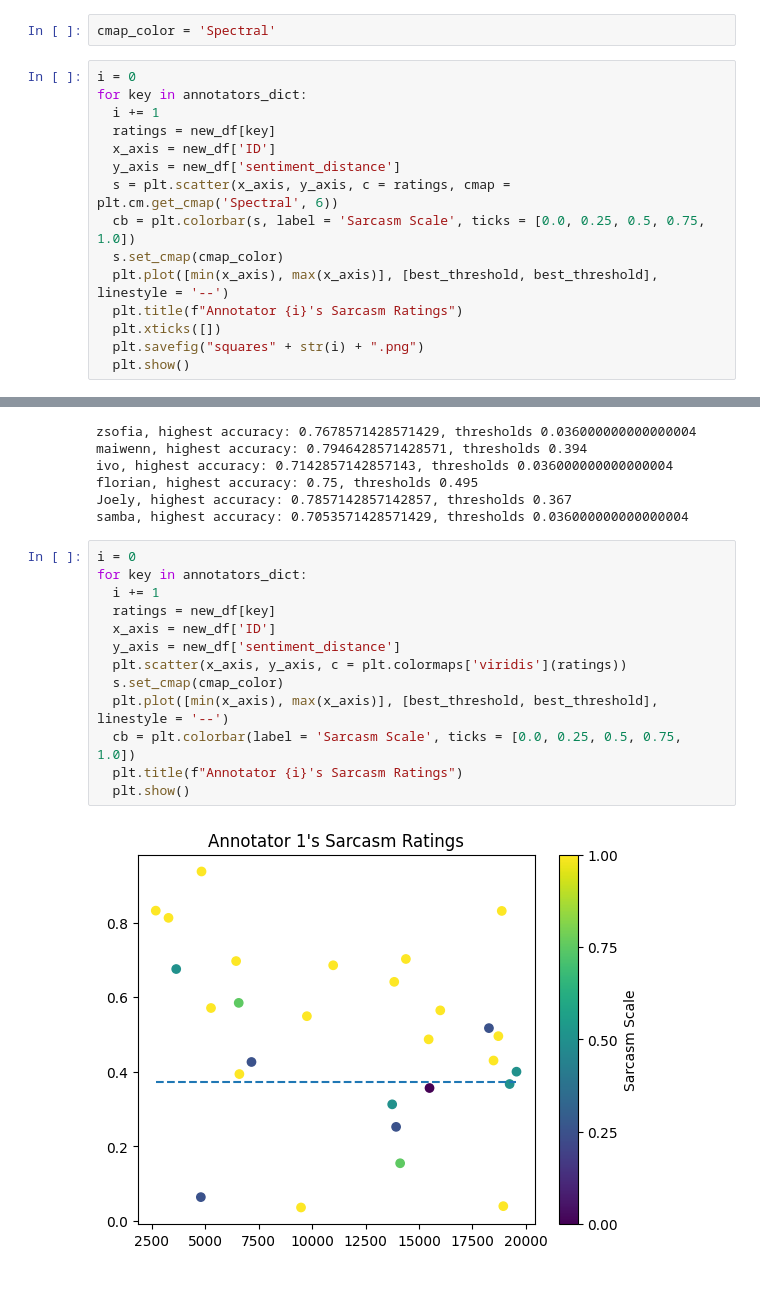
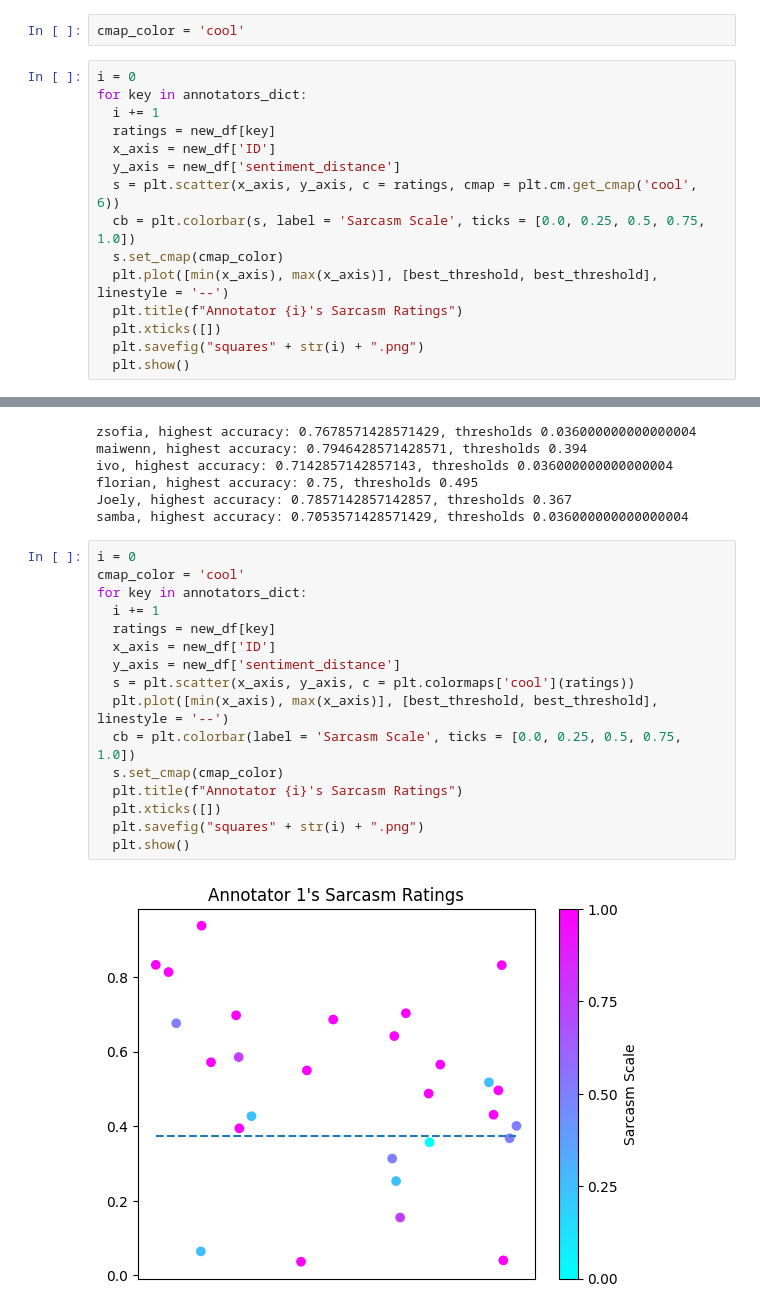
Before and after one commit to zsoflo/sarcasm, a Jupyter notebook: sentiment_distances_analysis/sentiment_distance.ipynb, the cells around one changed output, grey strips where cells are left out. Drawn from its saved outputs; the diff is of its cells as text; blank space fills up the shorter version.

```diff
--- a/sentiment_distances_analysis/sentiment_distance.ipynb
+++ b/sentiment_distances_analysis/sentiment_distance.ipynb
@@ -57,7 +65,7 @@ new_df
 | 949 | 15449.0 | 1.00 | 1.00 | 0.75 | 0.00 | 1.00 | 1.00 | sign_5263 | love to see and hear people wildl... | love to see and hear people wildl... | ... |
 | 986 | 13839.0 | 1.00 | 1.00 | 1.00 | 1.00 | 1.00 | 1.00 | sign_13143 | gosh i love 17 hour work days | gosh i love 17 hour work days | ... |
 # %%
-cmap_color = 'Spectral'
+cmap_color = 'cool'
 # %%
 i = 0
 for key in annotators_dict:
@@ -65,7 +73,7 @@ for key in annotators_dict:
   ratings = new_df[key]
   x_axis = new_df['ID']
   y_axis = new_df['sentiment_distance']
-  s = plt.scatter(x_axis, y_axis, c = ratings, cmap = plt.cm.get_cmap('Spectral', 6))
+  s = plt.scatter(x_axis, y_axis, c = ratings, cmap = plt.cm.get_cmap('cool', 6))
   cb = plt.colorbar(s, label = 'Sarcasm Scale', ticks = [0.0, 0.25, 0.5, 0.75, 1.0])
   s.set_cmap(cmap_color)
   plt.plot([min(x_axis), max(x_axis)], [best_threshold, best_threshold], linestyle = '--')
@@ -135,16 +143,19 @@ Joely, highest accuracy: 0.7857142857142857, thresholds 0.367
 samba, highest accuracy: 0.7053571428571429, thresholds 0.036000000000000004
 # %%
 i = 0
+cmap_color = 'cool'
 for key in annotators_dict:
   i += 1
   ratings = new_df[key]
   x_axis = new_df['ID']
   y_axis = new_df['sentiment_distance']
-  plt.scatter(x_axis, y_axis, c = plt.colormaps['viridis'](ratings))
-  s.set_cmap(cmap_color)
+  s = plt.scatter(x_axis, y_axis, c = plt.colormaps['cool'](ratings))
   plt.plot([min(x_axis), max(x_axis)], [best_threshold, best_threshold], linestyle = '--')
   cb = plt.colorbar(label = 'Sarcasm Scale', ticks = [0.0, 0.25, 0.5, 0.75, 1.0])
+  s.set_cmap(cmap_color)
   plt.title(f"Annotator {i}'s Sarcasm Ratings")
+  plt.xticks([])
+  plt.savefig("squares" + str(i) + ".png")
   plt.show()
 # %% [output]
-[figure, old version]
+[figure, new version]
```
Also changed, not shown: parts of 3 cells of this notebook, 6 other files.
